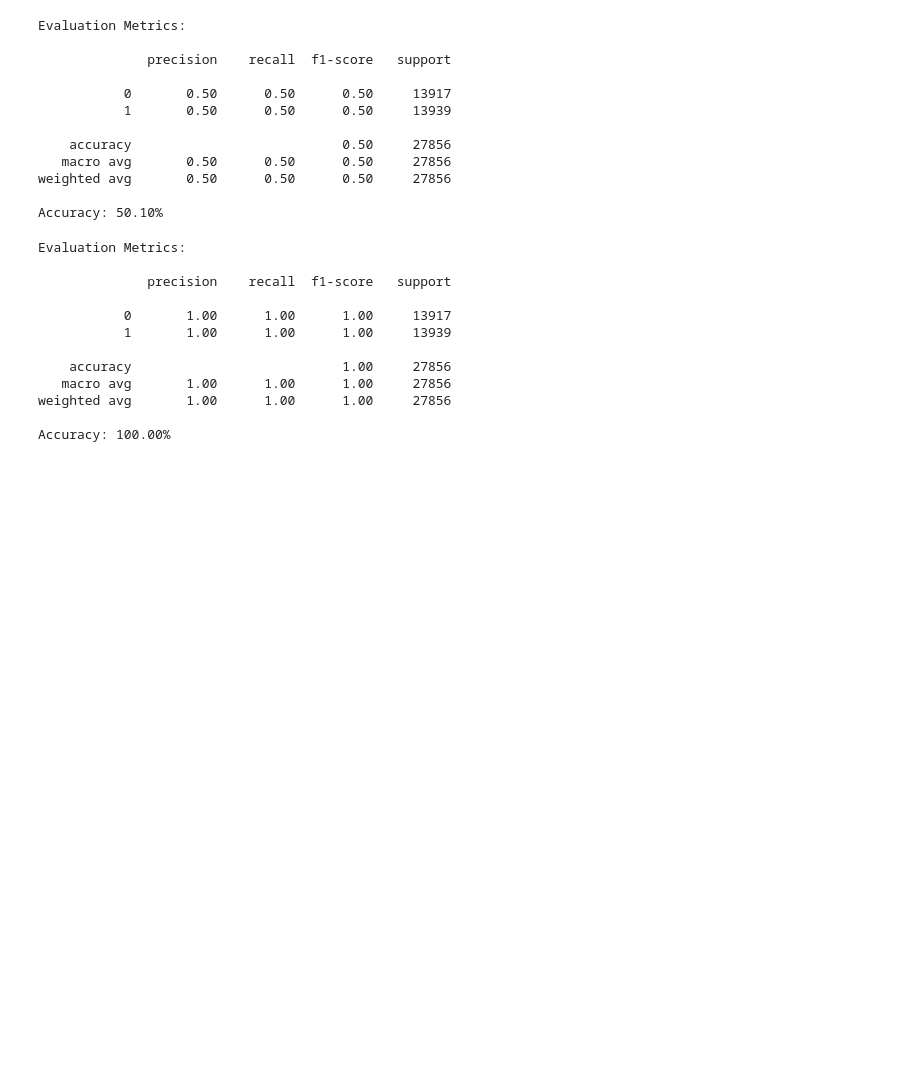
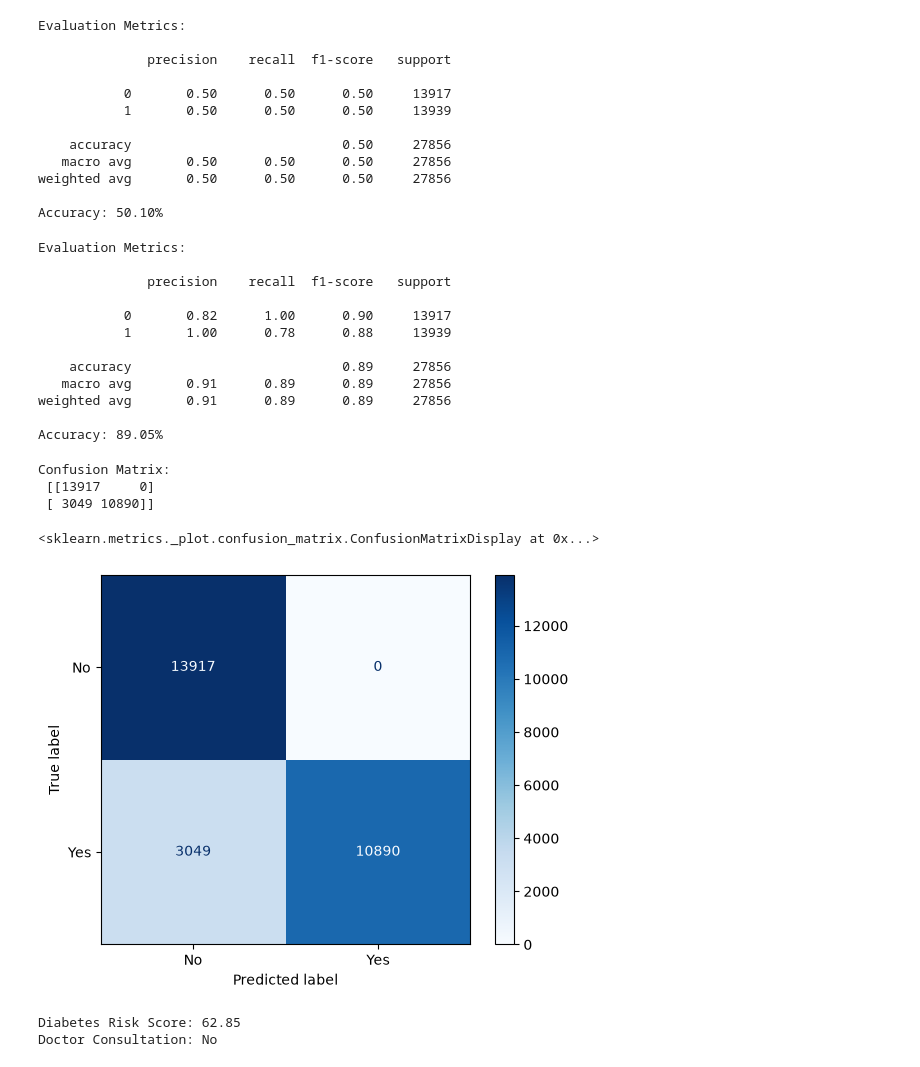
Before and after one commit to LeonardoTerra/Notebooks, a Jupyter notebook: ML Classifications/diabetes-risk-assessment.ipynb, the cells around one changed output. Saved outputs shown, nothing was run; the diff lists cells and outputs as text; code cells hidden in the pictures; blank space fills up the shorter version.

Commit message:
Diabetes Risk Assessment

```diff
--- a/ML Classifications/diabetes-risk-assessment.ipynb
+++ b/ML Classifications/diabetes-risk-assessment.ipynb
@@ -674,17 +688,33 @@ random_forecast_model.fit(X_train_clf, y_train_clf)
 y_pred_clf = random_forecast_model.predict(X_test_clf) # Make predictions on the test set
 
 # Evaluate the model's performance
-class_metrics(random_forecast_model)
+class_metrics(y_test_clf, y_pred_clf)
 # %% [output]
 Evaluation Metrics:
 
               precision    recall  f1-score   support
 
-           0       1.00      1.00      1.00     13917
-           1       1.00      1.00      1.00     13939
+           0       0.82      1.00      0.90     13917
+           1       1.00      0.78      0.88     13939
 
-    accuracy                           1.00     27856
-   macro avg       1.00      1.00      1.00     27856
-weighted avg       1.00      1.00      1.00     27856
+    accuracy                           0.89     27856
+   macro avg       0.91      0.89      0.89     27856
+weighted avg       0.91      0.89      0.89     27856
 
-Accuracy: 100.00%
+Accuracy: 89.05%
+# %%
+from sklearn.metrics import confusion_matrix, ConfusionMatrixDisplay
+
+# Compute confusion matrix
+cm = confusion_matrix(y_test_clf, y_pred_clf)
+print("Confusion Matrix:\n", cm)
+
+# Display visually
+disp = ConfusionMatrixDisplay(confusion_matrix=cm, display_labels=["No", "Yes"])
+disp.plot(cmap='Blues')
+# %% [output]
+Confusion Matrix:
+ [[13917     0]
+ [ 3049 10890]]
+<sklearn.metrics._plot.confusion_matrix.ConfusionMatrixDisplay at 0x...>
+[figure, added]
@@ -690,0 +737,6 @@ Accuracy: 100.00%
+# %%
+print(f"Diabetes Risk Score: {diabetes_risk_score_prediction[0]:,.2f}")
+print(f"Doctor Consultation: {Doctor_consultation_prediction}")
+# %% [output]
+Diabetes Risk Score: 62.85
+Doctor Consultation: No
```
Also changed, not shown: parts of 11 cells of this notebook.
